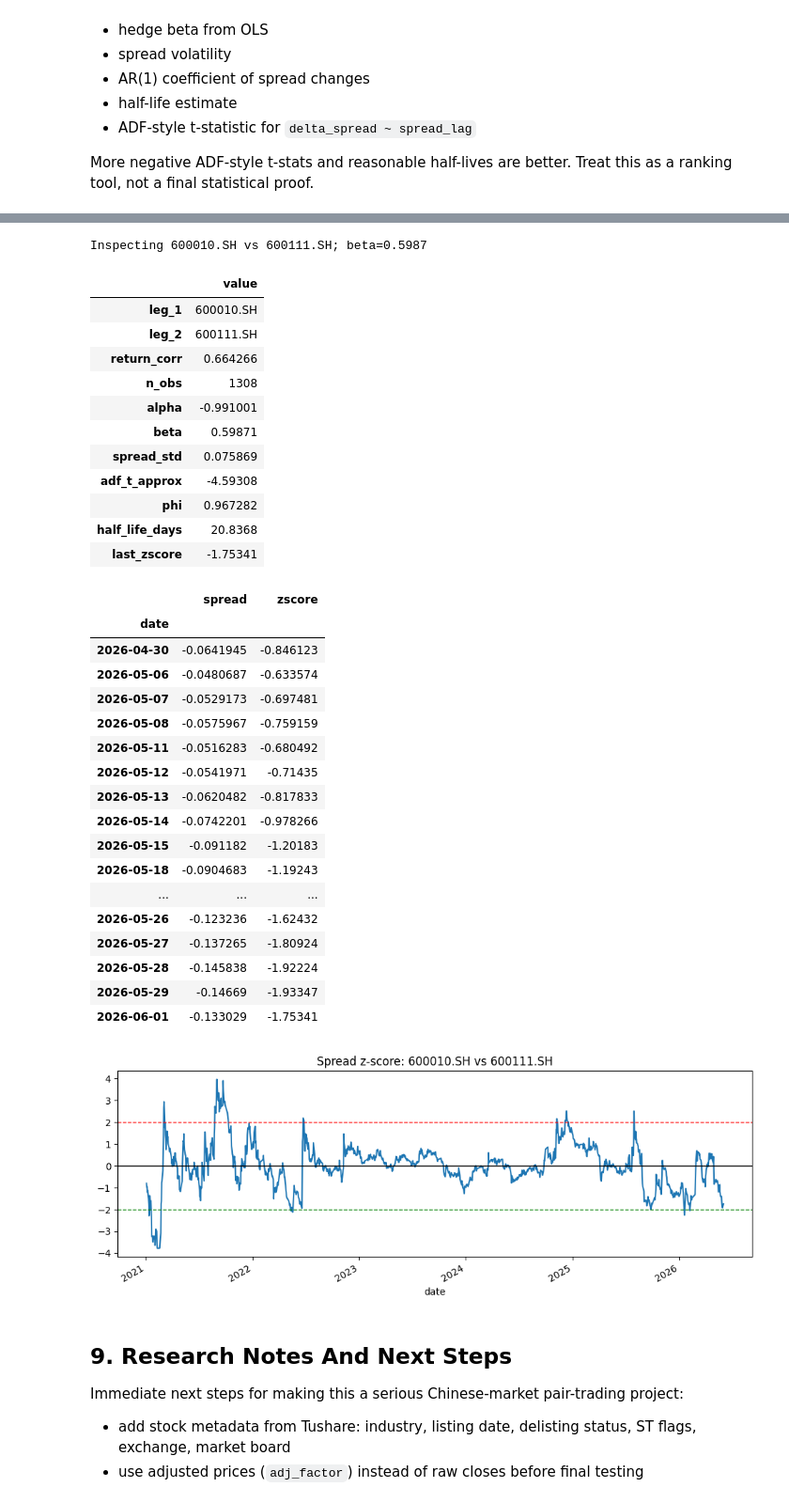
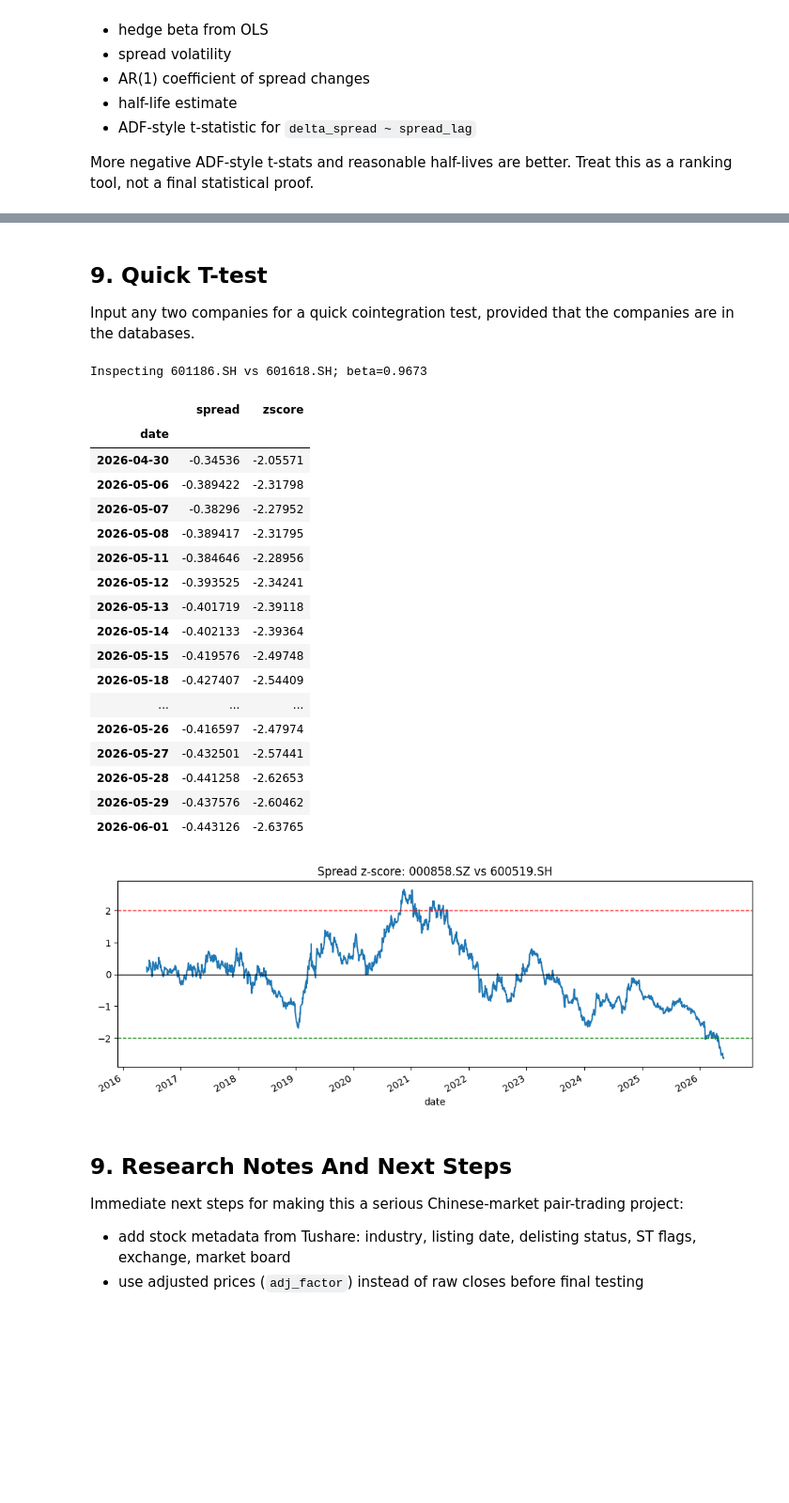
Before and after one commit to LeoL18/Pairs-Trading-on-Chinese-Stock-Market, a Jupyter notebook: pair_trading_exploration.ipynb, the cells around one changed output, grey strips where cells are left out. Shown at 94% size. Saved outputs shown, nothing was run; the diff lists cells and outputs as text; code cells hidden in the pictures; blank space fills up the shorter version.

```diff
--- a/pair_trading_exploration.ipynb
+++ b/pair_trading_exploration.ipynb
@@ -386,15 +386,14 @@ universe = pd.read_sql_query(
         AVG(amount) AS avg_amount,
         AVG(vol) AS avg_vol
     FROM daily_prices
-    WHERE trade_date >= ?
+    WHERE trade_date >= ? AND trade_date <= ?
     GROUP BY ts_code
     HAVING bars >= ?
-       AND last_date = ?
        AND avg_amount >= ?
     ORDER BY avg_amount DESC
     """,
     conn,
-    params=(start_date, min_bars, end_date, min_avg_amount),
+    params=(start_date, end_date, min_bars, min_avg_amount),
 )
 
 print(f"Universe size: {len(universe):,}")
@@ -648,58 +603,49 @@ Pick the top candidate and calculate its spread and z-score series. If plotting
+# %% [markdown]
+## 9. Quick T-test
+
+Input any two companies for a quick cointegration test, provided that the companies are in the databases.
+# %%
+STOCK_A = '000858.SZ'
+STOCK_B = "600519.SH"
 # %%
-if tradable_candidates.empty:
-    pair_to_inspect = candidates.iloc[0]
-else:
-    pair_to_inspect = tradable_candidates.iloc[0]
+log_prices_A = log_prices.loc[:, STOCK_A]
+log_prices_B = log_prices.loc[:, STOCK_B]
 
-leg_1, leg_2 = pair_to_inspect["leg_1"], pair_to_inspect["leg_2"]
-alpha, beta = pair_to_inspect["alpha"], pair_to_inspect["beta"]
+diag = residual_diagnostics(log_prices_A, log_prices_B)
 
-spread = log_prices[leg_1] - (alpha + beta * log_prices[leg_2])
+spread = log_prices_A - (diag['alpha'] + diag['beta'] * log_prices_B)
 spread_z = (spread - spread.mean()) / spread.std(ddof=1)
 
-print(f"Inspecting {leg_1} vs {leg_2}; beta={beta:.4f}")
-display(pair_to_inspect.to_frame("value"))
+print(f"Inspecting {leg_1} vs {leg_2}; beta={diag['beta']:.4f}")
 display(pd.DataFrame({"spread": spread, "zscore": spread_z}).tail(20))
 
 
-spread_z.plot(figsize=(12, 4), title=f"Spread z-score: {leg_1} vs {leg_2}")
+spread_z.plot(figsize=(12, 4), title=f"Spread z-score: {STOCK_A} vs {STOCK_B}")
 plt.axhline(2, color="red", linestyle="--", linewidth=1)
 plt.axhline(-2, color="green", linestyle="--", linewidth=1)
 plt.axhline(0, color="black", linewidth=1)
 plt.show()
 # %% [output]
-Inspecting 600010.SH vs 600111.SH; beta=0.5987
+Inspecting 601186.SH vs 601618.SH; beta=0.9673
-|  | value |
-| leg_1 | 600010.SH |
-| leg_2 | 600111.SH |
-| return_corr | 0.664266 |
-| n_obs | 1308 |
-| alpha | -0.991001 |
-| beta | 0.59871 |
-| spread_std | 0.075869 |
-| adf_t_approx | -4.59308 |
-| phi | 0.967282 |
-| half_life_days | 20.8368 |
-| last_zscore | -1.75341 |
+|  | spread | zscore |
+| date |  |  |
+| 2026-04-30 | -0.34536 | -2.05571 |
+| 2026-05-06 | -0.389422 | -2.31798 |
+| 2026-05-07 | -0.38296 | -2.27952 |
+| 2026-05-08 | -0.389417 | -2.31795 |
+| 2026-05-11 | -0.384646 | -2.28956 |
+| 2026-05-12 | -0.393525 | -2.34241 |
+| 2026-05-13 | -0.401719 | -2.39118 |
+| 2026-05-14 | -0.402133 | -2.39364 |
+| 2026-05-15 | -0.419576 | -2.49748 |
+| 2026-05-18 | -0.427407 | -2.54409 |
+| ... | ... | ... |
+| 2026-05-26 | -0.416597 | -2.47974 |
+| 2026-05-27 | -0.432501 | -2.57441 |
+| 2026-05-28 | -0.441258 | -2.62653 |
+| 2026-05-29 | -0.437576 | -2.60462 |
+| 2026-06-01 | -0.443126 | -2.63765 |
-|  | spread | zscore |
-| date |  |  |
-| 2026-04-30 | -0.0641945 | -0.846123 |
-| 2026-05-06 | -0.0480687 | -0.633574 |
-| 2026-05-07 | -0.0529173 | -0.697481 |
-| 2026-05-08 | -0.0575967 | -0.759159 |
-| 2026-05-11 | -0.0516283 | -0.680492 |
-| 2026-05-12 | -0.0541971 | -0.71435 |
-| 2026-05-13 | -0.0620482 | -0.817833 |
-| 2026-05-14 | -0.0742201 | -0.978266 |
-| 2026-05-15 | -0.091182 | -1.20183 |
-| 2026-05-18 | -0.0904683 | -1.19243 |
-| ... | ... | ... |
-| 2026-05-26 | -0.123236 | -1.62432 |
-| 2026-05-27 | -0.137265 | -1.80924 |
-| 2026-05-28 | -0.145838 | -1.92224 |
-| 2026-05-29 | -0.14669 | -1.93347 |
-| 2026-06-01 | -0.133029 | -1.75341 |
-[figure, old version]
+[figure, new version]
 # %% [markdown]
 ## 9. Research Notes And Next Steps
 
```
Also changed, not shown: parts of 8 cells of this notebook, 4 other files.
